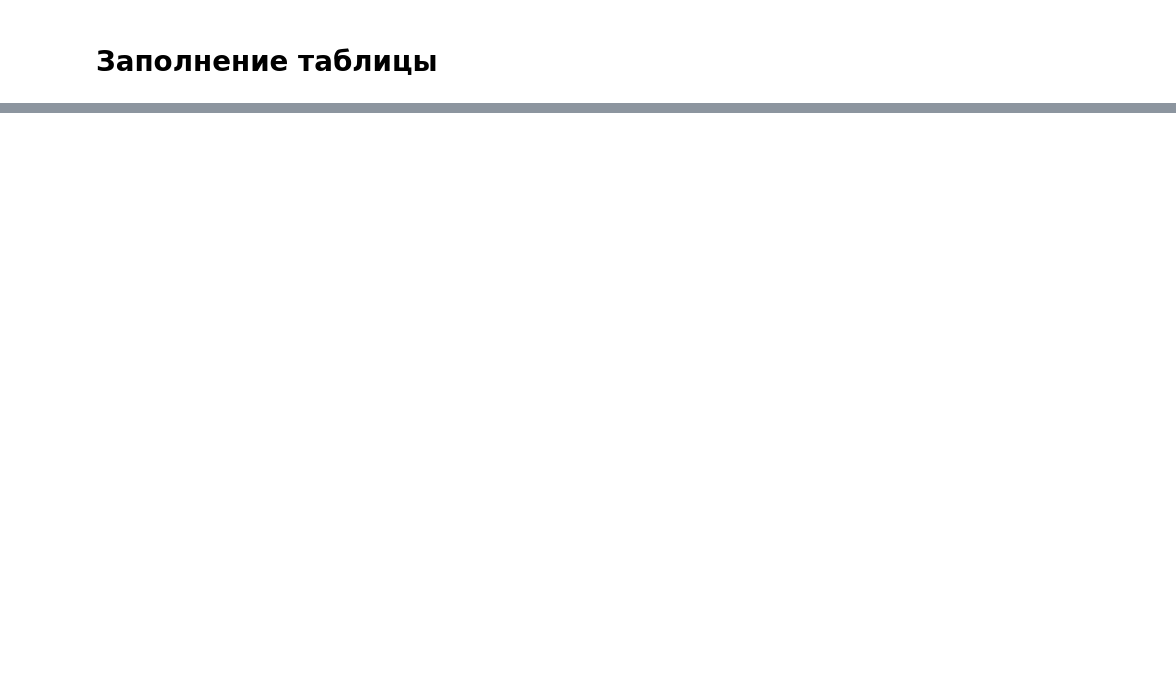
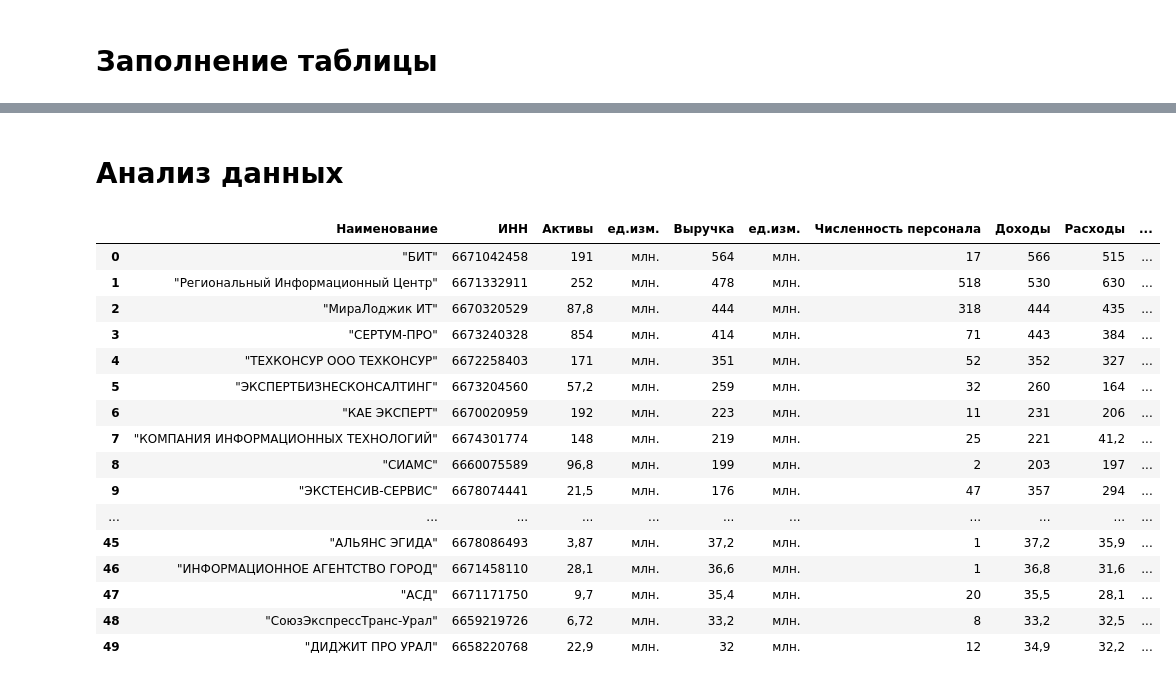
Before and after one commit to Alex478/Project_find_values, a Jupyter notebook: project_find_values.ipynb, the cells around one changed output, grey strips where cells are left out. Saved outputs shown, nothing was run; the diff lists cells and outputs as text; code cells hidden in the pictures; blank space fills up the shorter version.

Commit message:
Add files via upload
Дописал сбор данных

```diff
--- a/project_find_values.ipynb
+++ b/project_find_values.ipynb
@@ -5,0 +12,11 @@ import re
+# %%
+url_list = 'https://www.testfirm.ru/rating' # рейтинг по всем предприятиям / #'https://www.testfirm.ru/rating/63/sverdlovskaya-oblast/'
+k_1 = 63   #код деятельности
+k_2 = "sverdlovskaya-oblast"  #область
+url_list_copm = url_list + '/' + str(k_1) + '/' + k_2 + '/'
+text = requests.get(url_list_copm) #
+try:
+  text.status_code == 200
+  print('Список загружен нормально')
+except:
+  print('ОШИБКА! Проверяй!')
@@ -5,0 +25,19 @@ import re
+# %%
+# поиск названия компании
+text_write = text.text
+
+def find_komp(text_write, N):
+    """ф. для поиска ИНН и названия по каждой компании - для формирования url-ссылки на информацию по этой компании
+    """
+    firma_list = text_write.split('org-link" href="/result/')
+    return firma_list[N].split('"')[0]
+
+List_all_komp = [] # список для url для каждой компании
+for i in range(1, 51): # страница содержит список из 50 компаний на странице
+    b = find_komp(text_write, i)
+    List_all_komp.append(b) #
+    print(i,'\t', List_all_komp[-1])
+def find_komp_re(text_write, N):
+  """  ф. для поиска ИНН и названия по каждой компании - с помощью регулярных выражений
+  """
+  pass
@@ -113,0 +152,5 @@ print(stroka)
+# %%
+Table_find_values = [] # таблица заполняется найденными данными
+for i in range(len(List_all_komp)):
+    Table_find_values.append(find_info_comp(List_all_komp, i))
+    print(i)    # проверка на каком значении произойдет ошибка
@@ -113,0 +179,24 @@ print(stroka)
+# %% [markdown]
+# Анализ данных
+# %%
+data = pd.DataFrame(Table_find_values)
+data.columns = ['Наименование', 'ИНН', 'Активы', 'ед.изм.', 'Выручка', 'ед.изм.', 'Численность персонала', 'Доходы', 'Расходы', 'Налоги']
+data.head()
+# %% [output]
+|  | Наименование | ИНН | Активы | ед.изм. | Выручка | ед.изм. | Численность персонала | Доходы | Расходы | ... |
+| 0 | "БИТ" | 6671042458 | 191 | млн. | 564 | млн. | 17 | 566 | 515 | ... |
+| 1 | "Региональный Информационный Центр" | 6671332911 | 252 | млн. | 478 | млн. | 518 | 530 | 630 | ... |
+| 2 | "МираЛоджик ИТ" | 6670320529 | 87,8 | млн. | 444 | млн. | 318 | 444 | 435 | ... |
+| 3 | "СЕРТУМ-ПРО" | 6673240328 | 854 | млн. | 414 | млн. | 71 | 443 | 384 | ... |
+| 4 | "ТЕХКОНСУР ООО ТЕХКОНСУР" | 6672258403 | 171 | млн. | 351 | млн. | 52 | 352 | 327 | ... |
+| 5 | "ЭКСПЕРТБИЗНЕСКОНСАЛТИНГ" | 6673204560 | 57,2 | млн. | 259 | млн. | 32 | 260 | 164 | ... |
+| 6 | "КАЕ ЭКСПЕРТ" | 6670020959 | 192 | млн. | 223 | млн. | 11 | 231 | 206 | ... |
+| 7 | "КОМПАНИЯ ИНФОРМАЦИОННЫХ ТЕХНОЛОГИЙ" | 6674301774 | 148 | млн. | 219 | млн. | 25 | 221 | 41,2 | ... |
+| 8 | "СИАМС" | 6660075589 | 96,8 | млн. | 199 | млн. | 2 | 203 | 197 | ... |
+| 9 | "ЭКСТЕНСИВ-СЕРВИС" | 6678074441 | 21,5 | млн. | 176 | млн. | 47 | 357 | 294 | ... |
+| ... | ... | ... | ... | ... | ... | ... | ... | ... | ... | ... |
+| 45 | "АЛЬЯНС ЭГИДА" | 6678086493 | 3,87 | млн. | 37,2 | млн. | 1 | 37,2 | 35,9 | ... |
+| 46 | "ИНФОРМАЦИОННОЕ АГЕНТСТВО ГОРОД" | 6671458110 | 28,1 | млн. | 36,6 | млн. | 1 | 36,8 | 31,6 | ... |
+| 47 | "АСД" | 6671171750 | 9,7 | млн. | 35,4 | млн. | 20 | 35,5 | 28,1 | ... |
+| 48 | "СоюзЭкспрессТранс-Урал" | 6659219726 | 6,72 | млн. | 33,2 | млн. | 8 | 33,2 | 32,5 | ... |
+| 49 | "ДИДЖИТ ПРО УРАЛ" | 6658220768 | 22,9 | млн. | 32 | млн. | 12 | 34,9 | 32,2 | ... |
```
Also changed, not shown: parts of 21 cells of this notebook.
